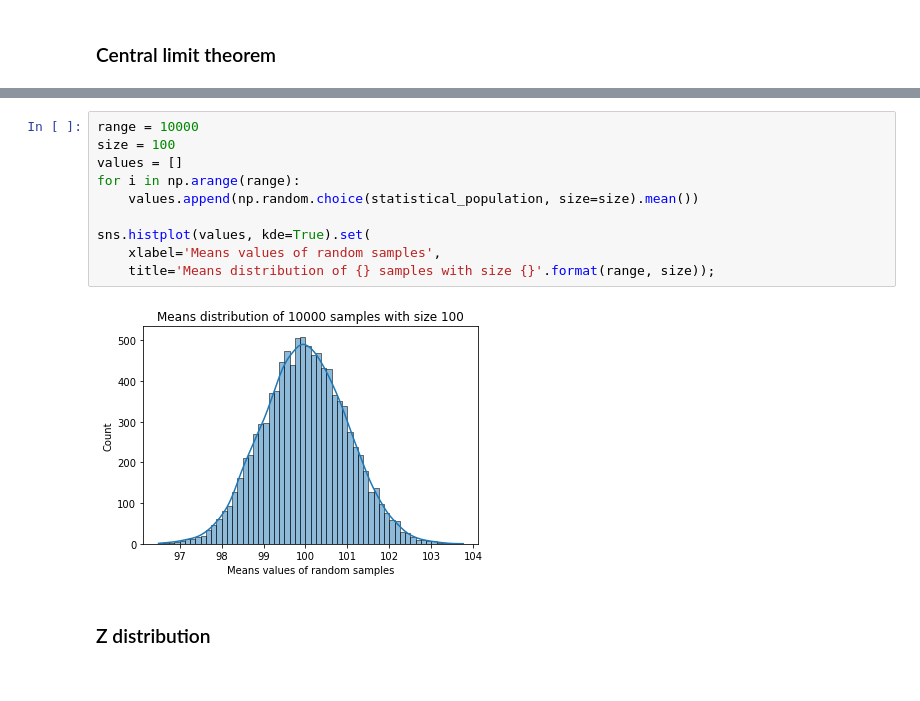
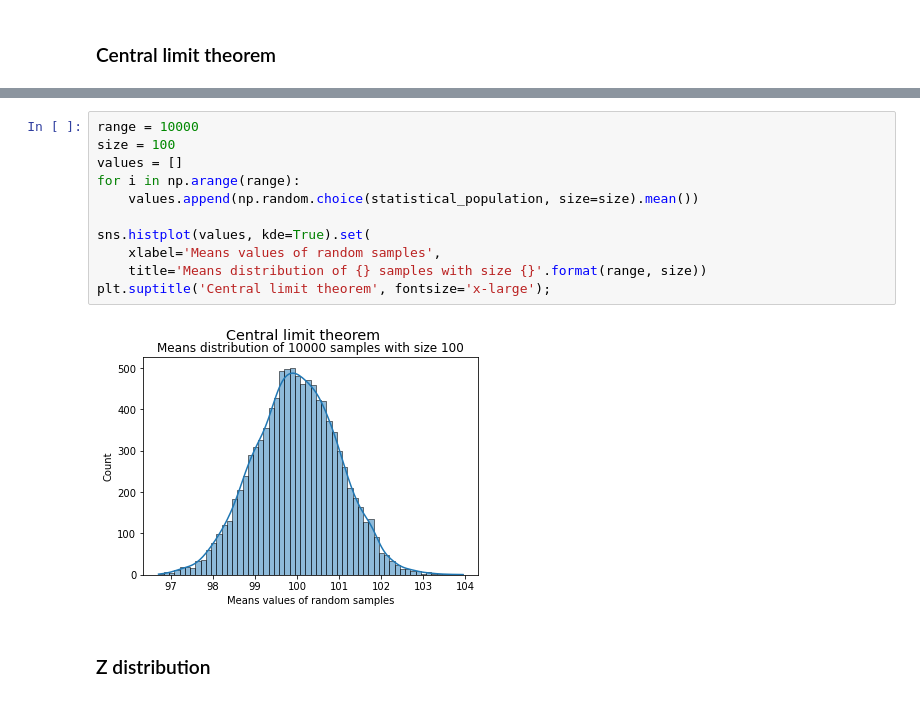
Before and after one commit to keedach/My-games, a Jupyter notebook: My-basic-statistic.ipynb, the cells around one changed output, grey strips where cells are left out. Drawn from its saved outputs; the diff is of its cells as text.

```diff
--- a/My-basic-statistic.ipynb
+++ b/My-basic-statistic.ipynb
@@ -156,15 +189,16 @@ with values in simple random sample n = 100
 # %%
 range = 10000
 size = 100
 values = []
 for i in np.arange(range):
     values.append(np.random.choice(statistical_population, size=size).mean())
 
 sns.histplot(values, kde=True).set(
     xlabel='Means values of random samples',
-    title='Means distribution of {} samples with size {}'.format(range, size));
+    title='Means distribution of {} samples with size {}'.format(range, size))
+plt.suptitle('Central limit theorem', fontsize='x-large');
 # %% [output]
-[figure, old version]
+[figure, new version]
 # %% [markdown]
 ### Z distribution
 # %%
```
Also changed, not shown: parts of 26 cells of this notebook.
